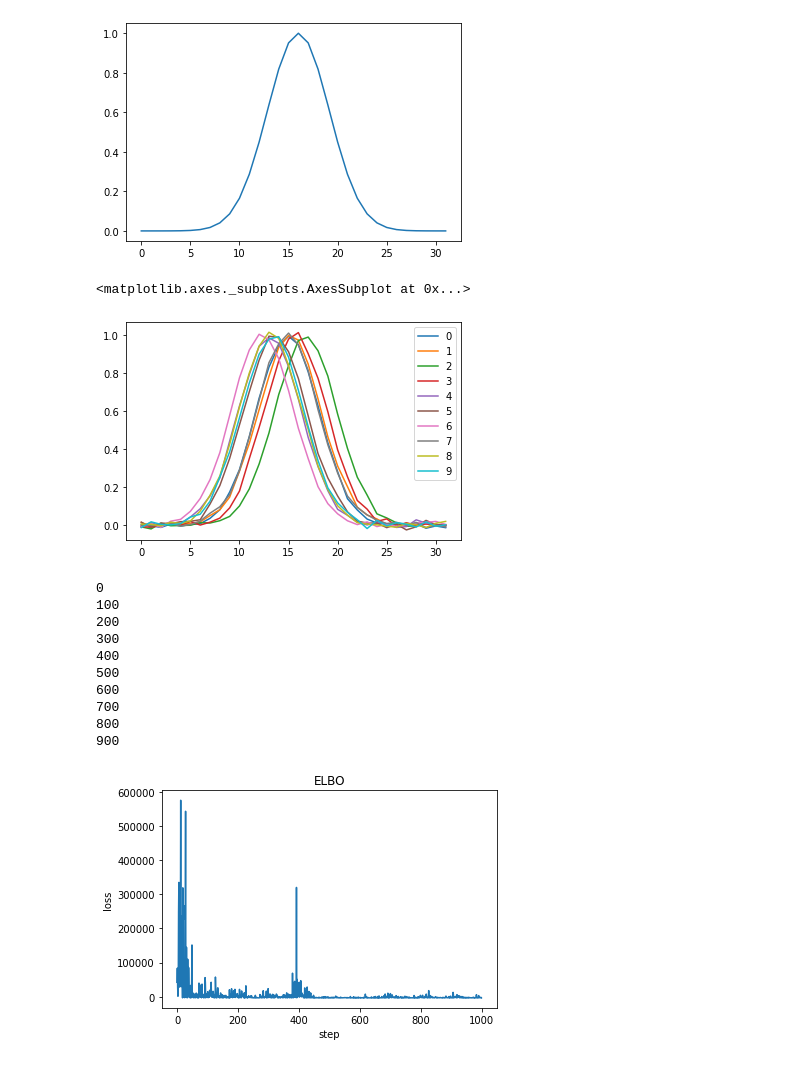
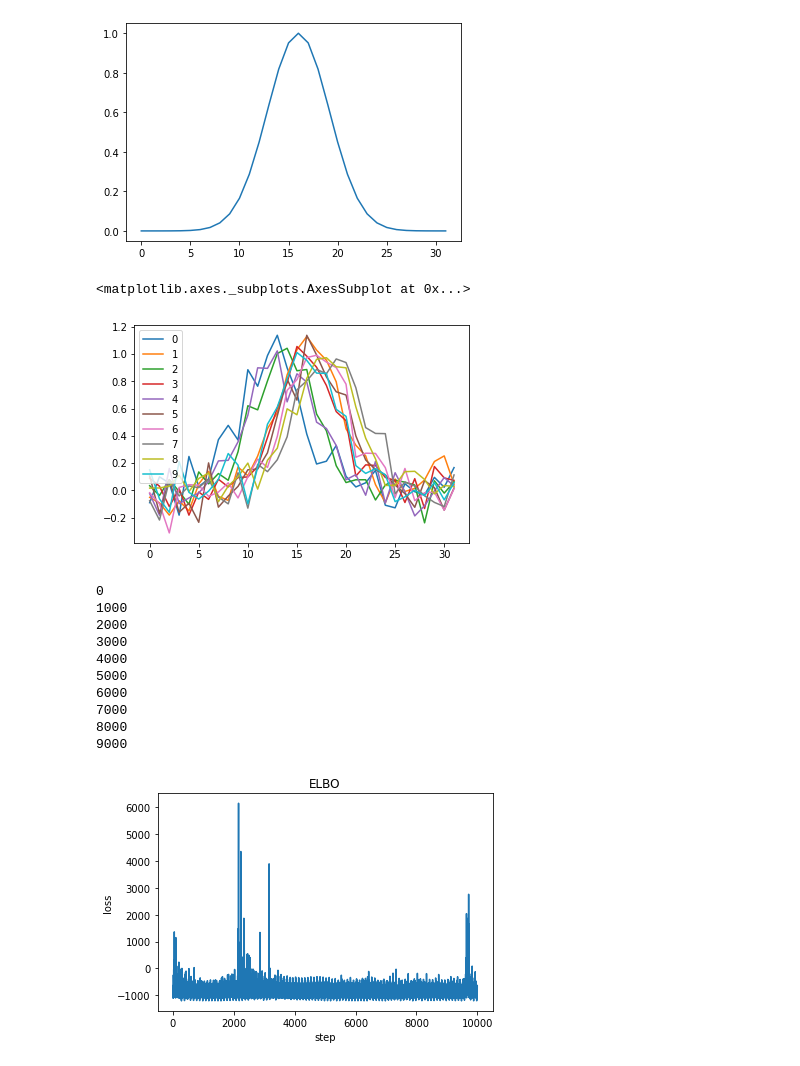
Before and after one commit to geoffwoollard/prob_prog, a Jupyter notebook: project/pyro_1D_shift_amortized.ipynb, the cells around one changed output. Drawn from its saved outputs; the diff is of its cells as text; code cells hidden in the pictures.

Commit message:
added more noise to 1d particle and trained more

```diff
--- a/project/pyro_1D_shift_amortized.ipynb
+++ b/project/pyro_1D_shift_amortized.ipynb
@@ -36,21 +36,21 @@ pd.Series(clean_signal).plot()
 <matplotlib.axes._subplots.AxesSubplot at 0x...>
 [figure]
 # %%
-sigma_noise = 0.01
+sigma_noise = 0.1
 num_particles = 1000
 data = torch.empty((num_particles,num_pix))
 shifts_gt = torch.zeros(num_particles)
 shift_loc_gt = 0
 shift_scale_gt = 2
 for i in range(num_particles):
   shift = dist.Normal(shift_loc_gt,shift_scale_gt).sample()
   shifts_gt[i] = shift
   clean_signal = torch.exp(-(domain-shift)**2/(2*sigma_signal_gt**2))
   data[i] = dist.Normal(clean_signal,sigma_noise).sample()
 pd.DataFrame(data[:10].numpy().T).plot()
 # %% [output]
 <matplotlib.axes._subplots.AxesSubplot at 0x...>
-[figure, old version]
+[figure, new version]
 # %%
 class MLP(nn.Module):
   '''
@@ -98,7 +98,7 @@ svi = pyro.infer.SVI(model=model,
                      loss=pyro.infer.Trace_ELBO())
 # %%
 losses = []
-num_steps = 1000
+num_steps = 10000
 random_idx = torch.randperm(num_particles)
 
 for t in range(num_steps):
@@ -112,14 +112,14 @@ plt.xlabel("step")
 plt.ylabel("loss");
 # %% [output]
 0
-100
-200
-300
-400
-500
-600
-700
-800
-900
+1000
+2000
+3000
+4000
+5000
+6000
+7000
+8000
+9000
-[figure, old version]
+[figure, new version]
 # %%
```
Also changed, not shown: parts of 2 cells of this notebook.
